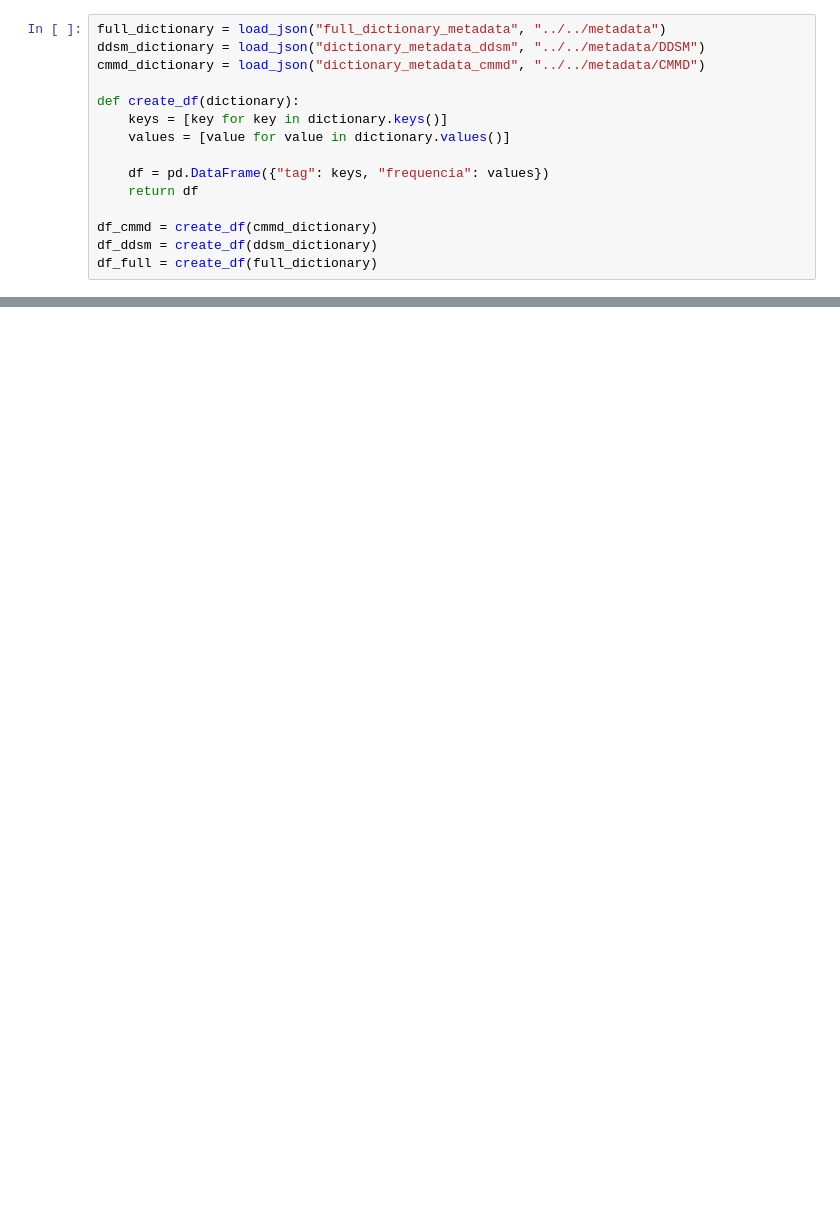
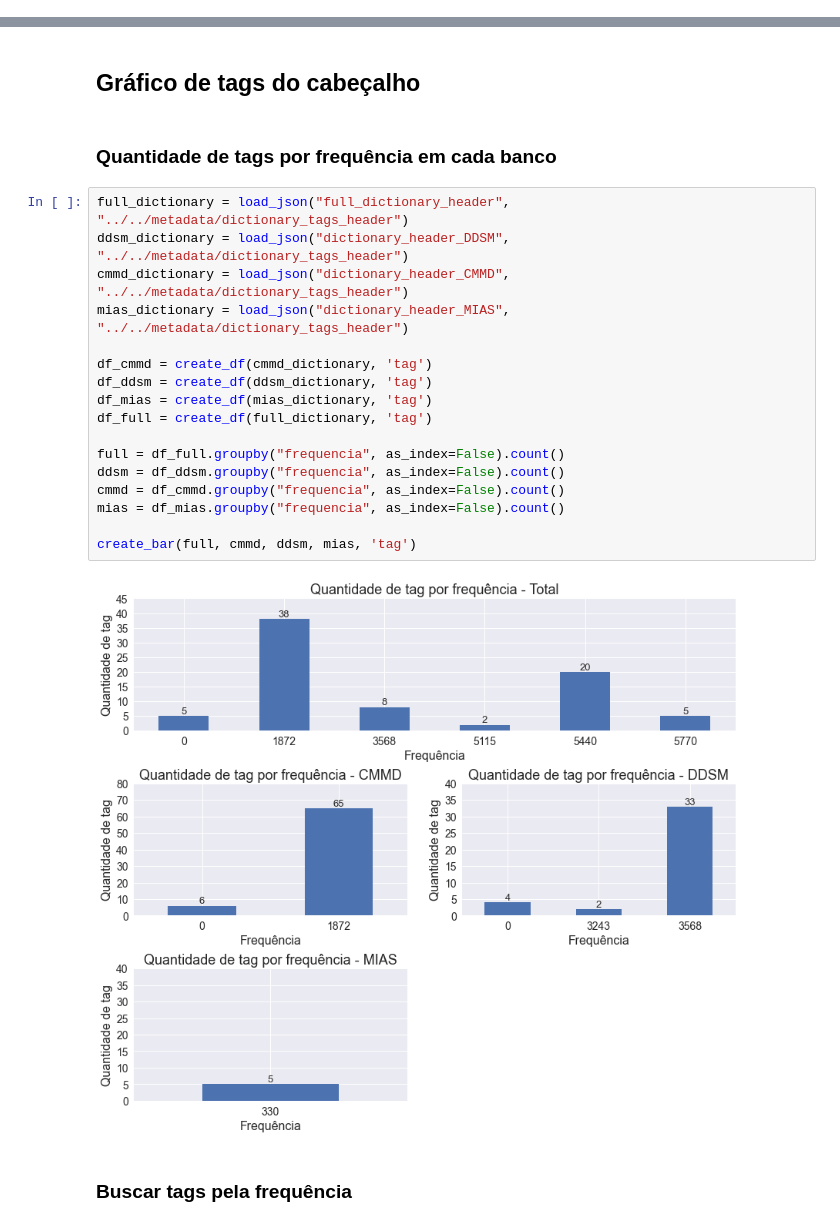
Before and after one commit to matheusssilva991/Radiomica, a Jupyter notebook: src/catalogar_imagens/visualizar_dicionario.ipynb, the cells around one changed output, grey strips where cells are left out. Cells and saved outputs as stored; diff of their text form; blank space fills up the shorter version.

```diff
--- a/src/catalogar_imagens/visualizar_dicionario.ipynb
+++ b/src/catalogar_imagens/visualizar_dicionario.ipynb
@@ -15,15 +13,0 @@ plt.style.use("seaborn")
-# %%
-full_dictionary = load_json("full_dictionary_metadata", "../../metadata")
-ddsm_dictionary = load_json("dictionary_metadata_ddsm", "../../metadata/DDSM")
-cmmd_dictionary = load_json("dictionary_metadata_cmmd", "../../metadata/CMMD")
-
-def create_df(dictionary):
-    keys = [key for key in dictionary.keys()]
-    values = [value for value in dictionary.values()]
-
-    df = pd.DataFrame({"tag": keys, "frequencia": values})
-    return df
-
-df_cmmd = create_df(cmmd_dictionary)
-df_ddsm = create_df(ddsm_dictionary)
-df_full = create_df(full_dictionary)
@@ -29,0 +49,25 @@ df_full = create_df(full_dictionary)
+# %% [markdown]
+## Gráfico de tags do cabeçalho
+# %% [markdown]
+### Quantidade de tags por frequência em cada banco
+# %%
+full_dictionary = load_json("full_dictionary_header", "../../metadata/dictionary_tags_header")
+ddsm_dictionary = load_json("dictionary_header_DDSM", "../../metadata/dictionary_tags_header")
+cmmd_dictionary = load_json("dictionary_header_CMMD", "../../metadata/dictionary_tags_header")
+mias_dictionary = load_json("dictionary_header_MIAS", "../../metadata/dictionary_tags_header")
+
+df_cmmd = create_df(cmmd_dictionary, 'tag')
+df_ddsm = create_df(ddsm_dictionary, 'tag')
+df_mias = create_df(mias_dictionary, 'tag')
+df_full = create_df(full_dictionary, 'tag')
+
+full = df_full.groupby("frequencia", as_index=False).count()
+ddsm = df_ddsm.groupby("frequencia", as_index=False).count()
+cmmd = df_cmmd.groupby("frequencia", as_index=False).count()
+mias = df_mias.groupby("frequencia", as_index=False).count()
+
+create_bar(full, cmmd, ddsm, mias, 'tag')
+# %% [output]
+[figure, added]
+# %% [markdown]
+### Buscar tags pela frequência
```
Also changed, not shown: parts of 19 cells of this notebook, 29 other files.
